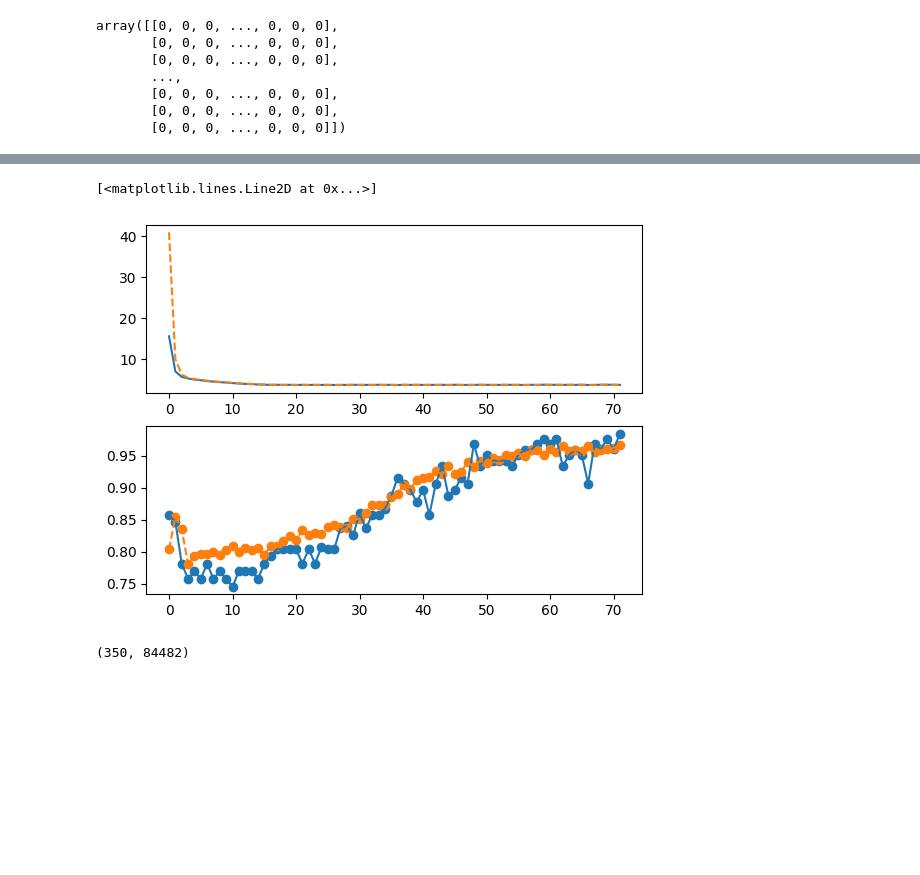
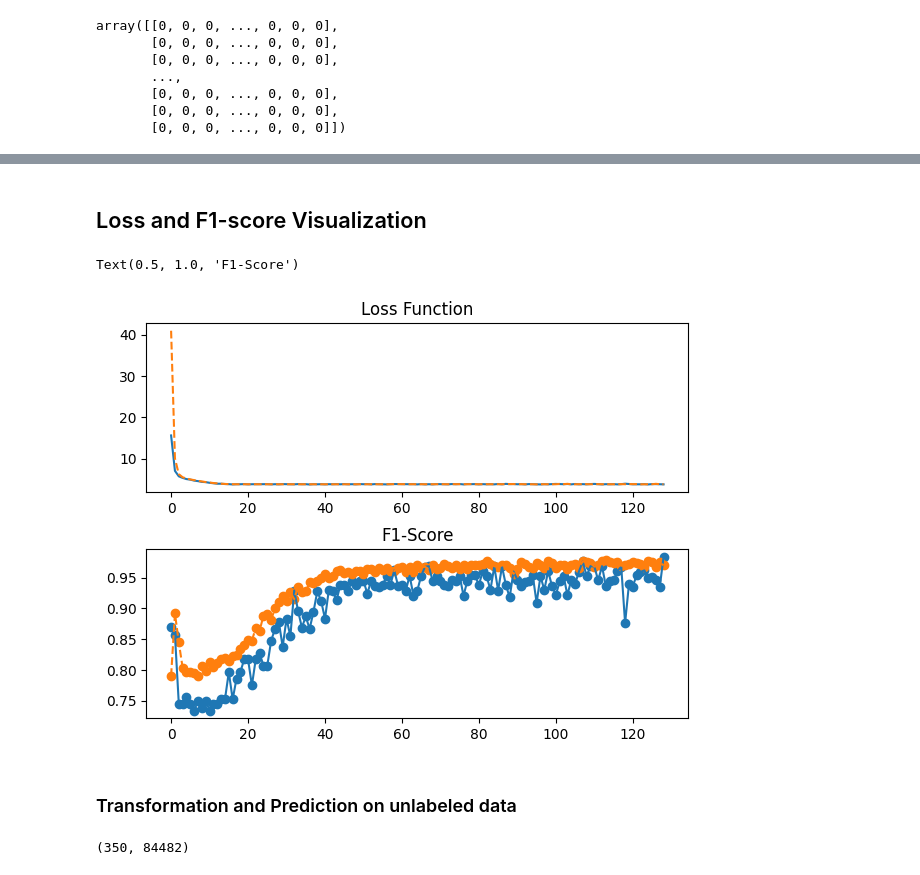
Before and after one commit to bhaba-ranjan/drug-discovery-ANN, a Jupyter notebook: discovery-ann.ipynb, the cells around one changed output, grey strips where cells are left out. Saved outputs shown, nothing was run; the diff lists cells and outputs as text; code cells hidden in the pictures; blank space fills up the shorter version.

```diff
--- a/discovery-ann.ipynb
+++ b/discovery-ann.ipynb
@@ -95,18 +106,18 @@ class EarlyStoppingMonitor(tf.keras.callbacks.Callback):
         current_test_precision = logs.get('val_precision')
         current_test_recall= logs.get('val_recall')
         if current_train_precision==0 or current_train_recall==0 or current_test_precision==0 or current_test_recall==0:
-            print("** Waring: precision recall zero avoid exception **")
+            print("**** Waring: precision recall zero avoid exception ****")
             return
         self.f1_train = (2*current_train_precision*current_train_recall) / (current_train_precision+current_train_recall)
         self.f1_test = (2*current_test_precision*current_test_recall) / (current_test_precision+current_test_recall)
-        if abs(self.f1_train-self.f1_test) < .02 and 1>self.f1_test>.98:
+        if abs(self.f1_train-self.f1_test) < .02 and 1>self.f1_test>.979:
             # self.count += 1
             # if self.count >4:
             self.model.stop_training = True
-            print('Stoping on set citeria')
-            print('f1 training: ', self.f1_train)
-            print('f1 testing: ' , self.f1_test)
+            print('\n\n******* Stoping on Defined Thresold *******')
+            print('F1 TRAINING: ', self.f1_train)
+            print('F1 TESTING: ' , self.f1_test)
 
     def on_train_end(self, logs=None):
         if self.model.stop_training:
-            print("Early stopping")
+            print("\n\n\n****** Early Stopping *******")
@@ -128,7 +143,7 @@ METRICS = [
 ]
 model.compile(loss=tf.keras.losses.BinaryFocalCrossentropy(), metrics=METRICS, optimizer='adam')
 # %%
-num_epochs = 120
+num_epochs = 350 ## Training will stop much before 350 iteration if the Criteria is Met
 history = model.fit(training_split, train_result,
                     epochs=num_epochs,
                     batch_size=70,
@@ -159,32 +174,37 @@ Early stopping
+# %% [markdown]
+## Loss and F1-score Visualization
 # %%
 fig, (ax1,ax2) = plt.subplots(2,1)
 testloss = np.array(history.history['val_loss']).reshape(len(history.history['val_loss']),1)
 trainloss = np.array(history.history['loss']).reshape(len(history.history['loss']),1)
-
+fig.tight_layout(pad=2.0)
 ax1.plot(history.epoch, testloss, '-')
 ax1.plot(history.epoch, trainloss, '--')
+ax1.set_title('Loss Function')
 # ax1.ylabel('loss')
 # ax1.xlabel('epoch')
 
 train_precision = np.array(history.history['precision']).reshape(len(history.history['loss']),1)
 train_recall= np.array(history.history['recall']).reshape(len(history.history['loss']),1)
-j =( 2 * train_precision * train_recall) / (train_precision+train_recall)
+f1_train =( 2 * train_precision * train_recall) / (train_precision+train_recall)
 
 test_precission = np.array(history.history['val_precision']).reshape(len(history.history['loss']),1)
 test_recall = np.array(history.history['val_recall']).reshape(len(history.history['loss']),1)
-k = (2 * test_precission * test_recall )/ (test_precission+test_recall)
+f1_test = (2 * test_precission * test_recall )/ (test_precission+test_recall)
 # plt.plot(history.epoch,j, '-')
 # plt.plot(k,'--')
-
-ax2.scatter(history.epoch, k)
-ax2.scatter(history.epoch, j)
-ax2.plot(history.epoch, k,'-')
-ax2.plot(history.epoch, j,'--')
+ax2.scatter(history.epoch, f1_test)
+ax2.scatter(history.epoch, f1_train)
+ax2.plot(history.epoch, f1_test,'-')
+ax2.plot(history.epoch, f1_train,'--')
+ax2.set_title('F1-Score')
 # ax3.plot(j+3)
 # ax3.plot(trainloss,'tab:blue')
 # %% [output]
-[<matplotlib.lines.Line2D at 0x...>]
+Text(0.5, 1.0, 'F1-Score')
-[figure, old version]
+[figure, new version]
+# %% [markdown]
+### Transformation and Prediction on unlabeled data
 # %%
 table_test = pd.read_table('../drug-discovery/1663769555_8653905_test.txt', names=['sequence'])
 # %%
```
Also changed, not shown: parts of 11 cells of this notebook.
